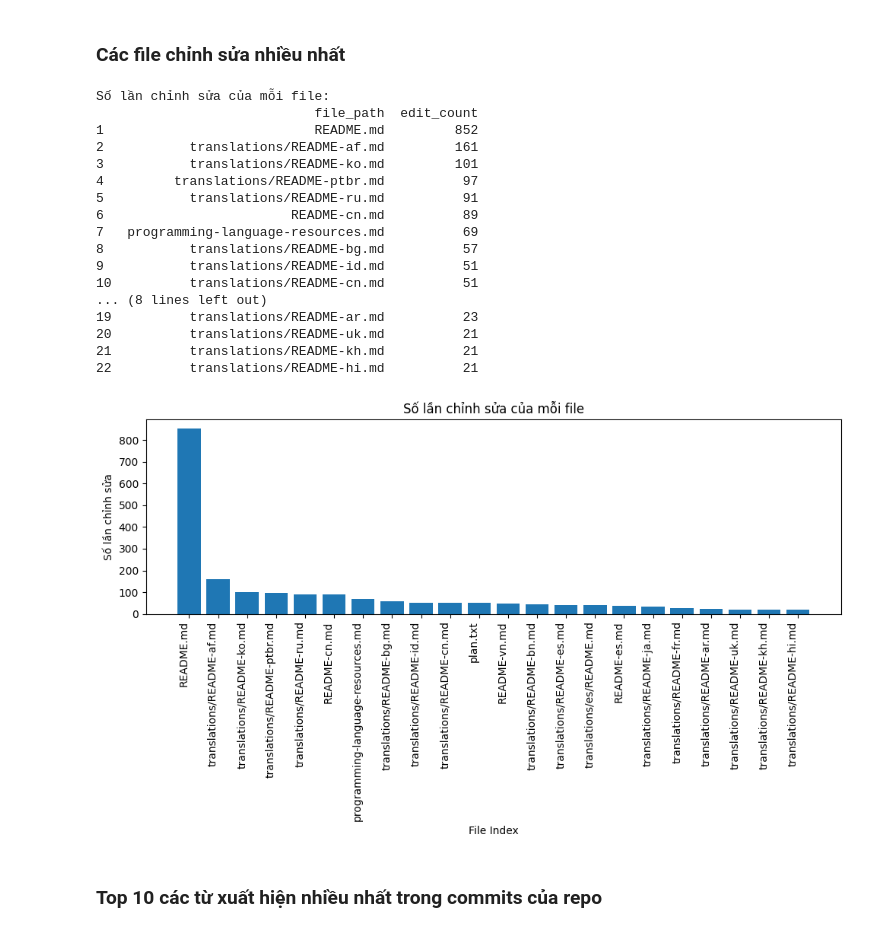
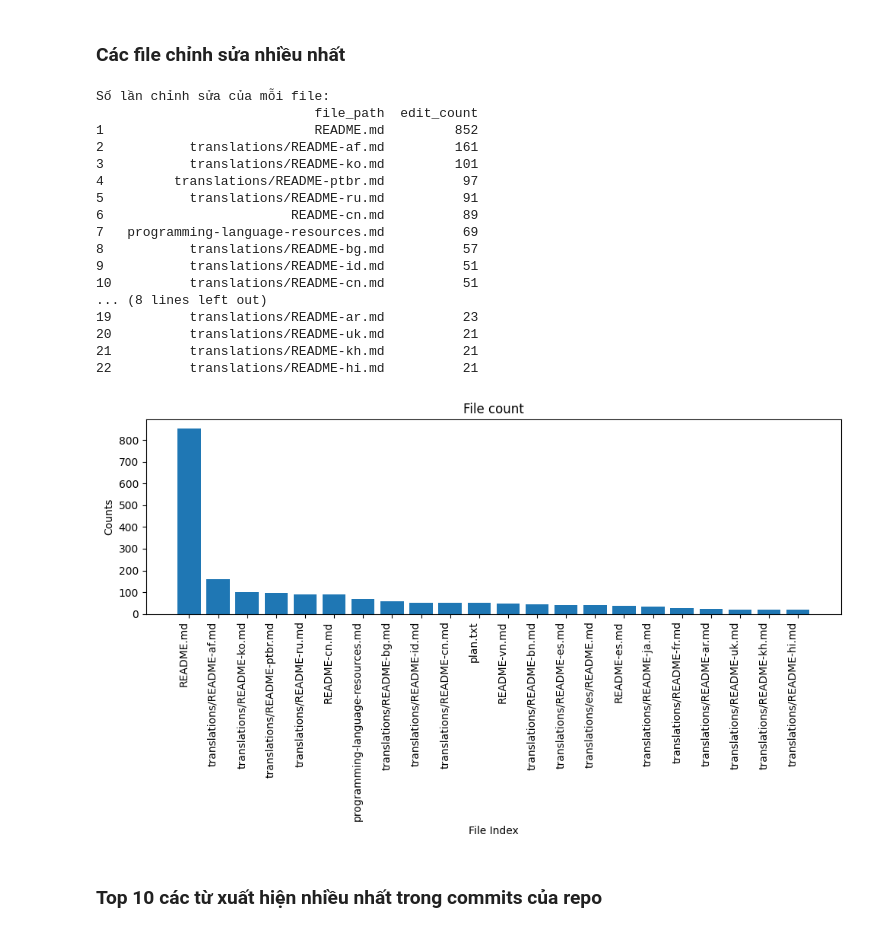
Before and after one commit to TaGiangThuyLoan/Python, a Jupyter notebook: Try.ipynb, the cells around one changed output. Cells and saved outputs as stored; diff of their text form; code cells hidden in the pictures.

```diff
--- a/Try.ipynb
+++ b/Try.ipynb
@@ -264,36 +252,36 @@ file_changed = file_changed.reset_index()
 file_changed.columns = ['file_path', 'edit_count']
 file_changed.index = file_changed.index + 1
 
 print("Số lần chỉnh sửa của mỗi file:")
 print(file_changed)
 
 plt.figure(figsize=(10, 6))
 plt.bar(file_changed.index, file_changed['edit_count'])
 plt.xlabel('File Index')
-plt.ylabel('Số lần chỉnh sửa')
-plt.title('Số lần chỉnh sửa của mỗi file')
+plt.ylabel('Counts')
+plt.title('File count')
 plt.xticks(file_changed.index, file_changed['file_path'], rotation=90, ha='right')
 plt.tight_layout()
 plt.show()
 # %% [output]
 Số lần chỉnh sửa của mỗi file:
                             file_path  edit_count
 1                           README.md         852
 2           translations/README-af.md         161
 3           translations/README-ko.md         101
 4         translations/README-ptbr.md          97
 5           translations/README-ru.md          91
 6                        README-cn.md          89
 7   programming-language-resources.md          69
 8           translations/README-bg.md          57
 9           translations/README-id.md          51
 10          translations/README-cn.md          51
 ... (8 lines left out)
 19          translations/README-ar.md          23
 20          translations/README-uk.md          21
 21          translations/README-kh.md          21
 22          translations/README-hi.md          21
-[figure, old version]
+[figure, new version]
 # %% [markdown]
 ### Top 10 các từ xuất hiện nhiều nhất trong commits của repo
 # %%
```
Also changed, not shown: parts of 9 cells of this notebook.
